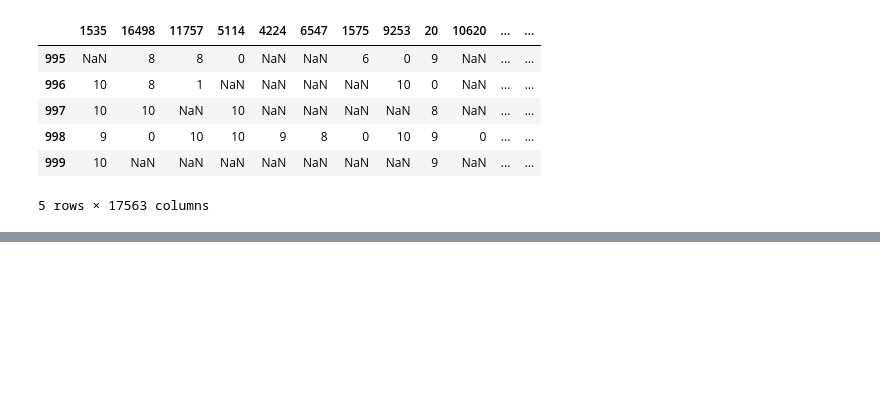
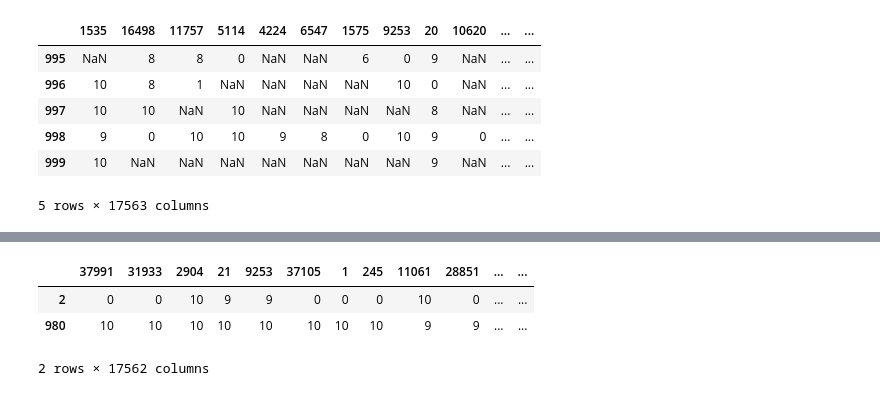
Before and after one commit to Kalamojo/Anime-Recommendation, a Jupyter notebook: users_pre.ipynb, the cells around one changed output, grey strips where cells are left out. Cells and saved outputs as stored; diff of their text form; code cells hidden in the pictures; blank space fills up the shorter version.

```diff
--- a/users_pre.ipynb
+++ b/users_pre.ipynb
@@ -292,0 +314,8 @@ userSmall.to_csv("users2.csv")
+# %%
+ti2 = ti.sort_values(by = 980, axis = 1, ascending=False)
+ti2
+# %% [output]
+|  | 37991 | 31933 | 2904 | 21 | 9253 | 37105 | 1 | 245 | 11061 | 28851 | ... | ... |
+| 2 | 0 | 0 | 10 | 9 | 9 | 0 | 0 | 0 | 10 | 0 | ... | ... |
+| 980 | 10 | 10 | 10 | 10 | 10 | 10 | 10 | 10 | 9 | 9 | ... | ... |
+2 rows × 17562 columns
```
Also changed, not shown: parts of 12 cells of this notebook.
